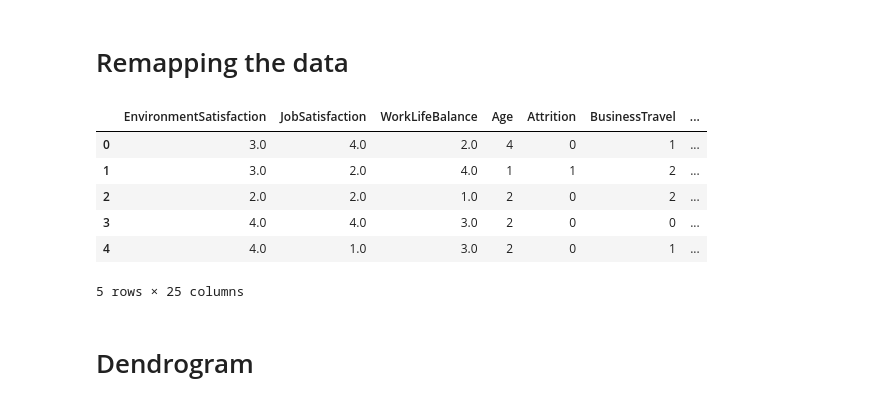
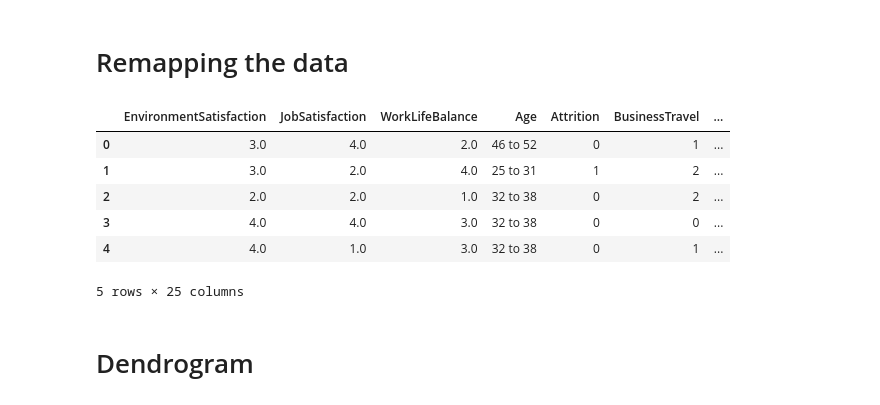
Before and after one commit to Aldresus/projetIA, a Jupyter notebook: projet.ipynb, the cells around one changed output. Saved outputs shown, nothing was run; the diff lists cells and outputs as text; code cells hidden in the pictures.

```diff
--- a/projet.ipynb
+++ b/projet.ipynb
@@ -214,39 +214,39 @@ mergedDataframe.head()
 # %%
 # remplacement des strings par des entiers
 mergedDataframe['Attrition'] = mergedDataframe['Attrition'].map({'Yes': 1, 'No': 0})
-mergedDataframe['BusinessTravel'] = mergedDataframe['BusinessTravel'].map({'Non-Travel': 0, 'Travel_Rarely': 1, 'Travel_Frequently': 2})
-mergedDataframe['Department'] = mergedDataframe['Department'].map({'Sales': 0, 'Research & Development': 1, 'Human Resources': 2})
-mergedDataframe['EducationField'] = mergedDataframe['EducationField'].map({'Life Sciences': 0, 'Medical': 1, 'Marketing': 2, 'Technical Degree': 3, 'Human Resources': 4, 'Other': 5})
-mergedDataframe['Gender'] = mergedDataframe['Gender'].map({'Female': 0, 'Male': 1})
-mergedDataframe['JobRole'] = mergedDataframe['JobRole'].map({'Sales Executive': 0, 'Research Scientist': 1, 'Laboratory Technician': 2, 'Manufacturing Director': 3, 'Healthcare Representative': 4, 'Manager': 5, 'Sales Representative': 6, 'Research Director': 7, 'Human Resources': 8})
-mergedDataframe['MaritalStatus'] = mergedDataframe['MaritalStatus'].map({'Single': 0, 'Married': 1, 'Divorced': 2})
+#mergedDataframe['BusinessTravel'] = mergedDataframe['BusinessTravel'].map({'Non-Travel': 0, 'Travel_Rarely': 1, 'Travel_Frequently': 2})
+#mergedDataframe['Department'] = mergedDataframe['Department'].map({'Sales': 0, 'Research & Development': 1, 'Human Resources': 2})
+#mergedDataframe['EducationField'] = mergedDataframe['EducationField'].map({'Life Sciences': 0, 'Medical': 1, 'Marketing': 2, 'Technical Degree': 3, 'Human Resources': 4, 'Other': 5})
+#mergedDataframe['Gender'] = mergedDataframe['Gender'].map({'Female': 0, 'Male': 1})
+#mergedDataframe['JobRole'] = mergedDataframe['JobRole'].map({'Sales Executive': 0, 'Research Scientist': 1, 'Laboratory Technician': 2, 'Manufacturing Director': 3, 'Healthcare Representative': 4, 'Manager': 5, 'Sales Representative': 6, 'Research Director': 7, 'Human Resources': 8})
+#mergedDataframe['MaritalStatus'] = mergedDataframe['MaritalStatus'].map({'Single': 0, 'Married': 1, 'Divorced': 2})
 
 # regrouper par classe d'age en 6 groupes de 18 à 60 ans
-mergedDataframe['Age'] = pd.cut(mergedDataframe['Age'], bins=[18, 24, 31, 38, 45, 52, 60], labels=[0, 1, 2, 3, 4, 5])
+mergedDataframe['Age'] = pd.cut(mergedDataframe['Age'], bins=[18, 24, 31, 38, 45, 52, 60], labels=['18 to 24', '25 to 31', '32 to 38', '39 to 45', '46 to 52', '53 to 60'])
 
 # regrouper par classe de salaire en 6 groupes de 0 à 200000
-mergedDataframe['MonthlyIncome'] = pd.cut(mergedDataframe['MonthlyIncome'], bins=[0, 33333, 66666, 100000, 133333, 166666, 200000], labels=[0, 1, 2, 3, 4, 5])
+mergedDataframe['MonthlyIncome'] = pd.cut(mergedDataframe['MonthlyIncome'], bins=[0, 33333, 66666, 100000, 133333, 166666, 200000], labels=['0 to 33333', '33334 to 66666', '66667 to 100000', '100001 to 133333', '133334 to 166666', '166667 to 200000'])
 
 # regrouper par classe de distance en 6 groupes de 0 à 30
-mergedDataframe['DistanceFromHome'] = pd.cut(mergedDataframe['DistanceFromHome'], bins=[0, 5, 10, 15, 20, 25, 30], labels=[0, 1, 2, 3, 4, 5])
+mergedDataframe['DistanceFromHome'] = pd.cut(mergedDataframe['DistanceFromHome'], bins=[0, 5, 10, 15, 20, 25, 30], labels=['0 to 5', '6 to 10', '11 to 15', '16 to 20', '21 to 25', '26 to 30'])
 
 # regrouper par classe de nombre d'années passées dans l'entreprise en 6 groupes de 0 à 40
-mergedDataframe['YearsAtCompany'] = pd.cut(mergedDataframe['YearsAtCompany'], bins=[0, 6, 13,19,25,33,40], labels=[0, 1, 2, 3, 4, 5])
+mergedDataframe['YearsAtCompany'] = pd.cut(mergedDataframe['YearsAtCompany'], bins=[0, 6, 13,19,25,33,40], labels=['0 to 6', '7 to 13', '14 to 19', '20 to 25', '26 to 33', '34 to 40'])
 
 # regrouper par pourcentage d'augmentation de salaire en 3 groupes de 10 à 25
-mergedDataframe['PercentSalaryHike'] = pd.cut(mergedDataframe['PercentSalaryHike'], bins=[10, 15, 20, 25], labels=[0, 1, 2])
+mergedDataframe['PercentSalaryHike'] = pd.cut(mergedDataframe['PercentSalaryHike'], bins=[10, 15, 20, 25], labels=['10 to 15', '16 to 20', '21 to 25'])
 
 # regrouper par année total passées dans ce type de poste en 6 groupes de 0 à 40
-mergedDataframe['TotalWorkingYears'] = pd.cut(mergedDataframe['TotalWorkingYears'], bins=[0, 6, 13,19,25,33,40], labels=[0, 1, 2, 3, 4, 5])
+mergedDataframe['TotalWorkingYears'] = pd.cut(mergedDataframe['TotalWorkingYears'], bins=[0, 6, 13,19,25,33,40], labels=['0 to 6', '7 to 13', '14 to 19', '20 to 25', '26 to 33', '34 to 40'])
 
 mergedDataframe.head()
 # %% [output]
 |  | EnvironmentSatisfaction | JobSatisfaction | WorkLifeBalance | Age | Attrition | BusinessTravel | ... |
-| 0 | 3.0 | 4.0 | 2.0 | 4 | 0 | 1 | ... |
-| 1 | 3.0 | 2.0 | 4.0 | 1 | 1 | 2 | ... |
-| 2 | 2.0 | 2.0 | 1.0 | 2 | 0 | 2 | ... |
-| 3 | 4.0 | 4.0 | 3.0 | 2 | 0 | 0 | ... |
-| 4 | 4.0 | 1.0 | 3.0 | 2 | 0 | 1 | ... |
+| 0 | 3.0 | 4.0 | 2.0 | 46 to 52 | 0 | 1 | ... |
+| 1 | 3.0 | 2.0 | 4.0 | 25 to 31 | 1 | 2 | ... |
+| 2 | 2.0 | 2.0 | 1.0 | 32 to 38 | 0 | 2 | ... |
+| 3 | 4.0 | 4.0 | 3.0 | 32 to 38 | 0 | 0 | ... |
+| 4 | 4.0 | 1.0 | 3.0 | 32 to 38 | 0 | 1 | ... |
 5 rows × 25 columns
 # %% [markdown]
 # Dendrogram
```
Also changed, not shown: parts of 1 cell of this notebook.
